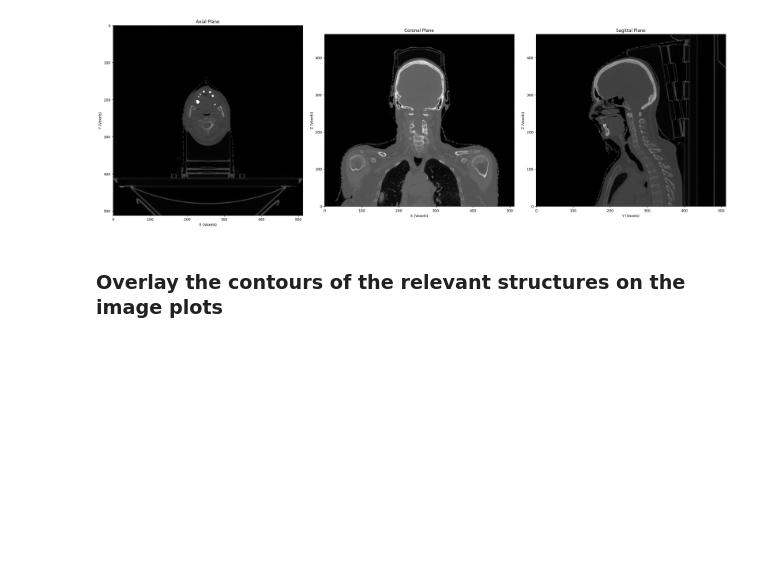
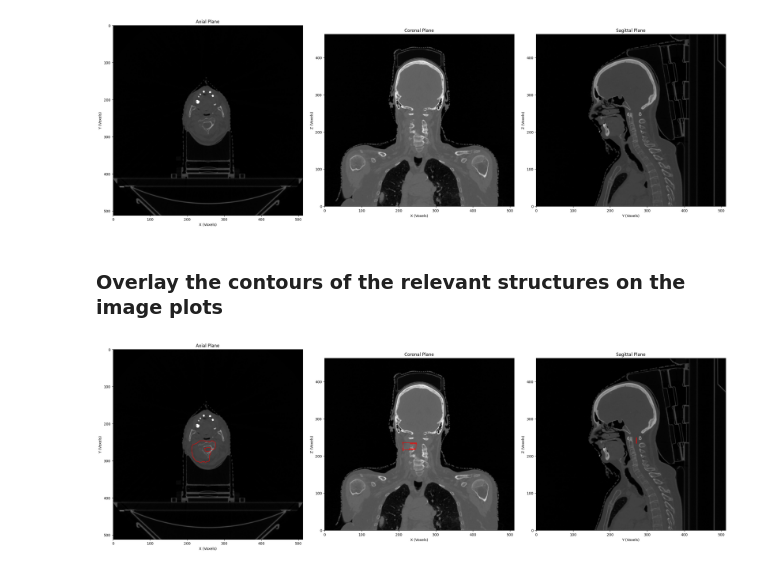
Before and after one commit to danieldeiros/TOH_Tractography, a Jupyter notebook: assignment.ipynb, the cells around one changed output. Drawn from its saved outputs; the diff is of its cells as text; code cells hidden in the pictures; blank space fills up the shorter version.

Commit message:
Progress to 2d contours

```diff
--- a/assignment.ipynb
+++ b/assignment.ipynb
@@ -141,7 +143,7 @@ for i, beam in enumerate(Beams):
         monitor_units[i, j] = controlpoint.CumulativeMetersetWeight
         if monitor_units[i, j] == 1:
             monitor_units[i, j:] = 1
-            continue
+            break
 
 colours = ['red', 'green', 'blue', 'cyan', 'magenta', 'yellow', 'black', 'white']
 
@@ -207,8 +212,87 @@ Text(1642.8692810457517, 0.5, 'Z (Voxels)')
 [figure]
 # %% [markdown]
 ### Overlay the contours of the relevant structures on the image plots
+# %%
+def mm_to_voxel(mm_coords, origin, spacing):
+    return np.round((mm_coords-origin)/spacing).astype(int)
 # %%
+# plot stuff from before
+fig, axs = plt.subplots(1, 3, figsize=(25,25))
+plt.tight_layout(pad=3.0)
+
+axs[0].imshow(CT_Images[:, :, Isocentre_Pos[2]].T, origin='upper', cmap = 'grey', aspect = pixel_spacing[0]/pixel_spacing[1]) # aspect = dy/dx
+# axs[0].imshow(CT_Images[:, :, 230].T, origin='upper', cmap = 'grey', aspect = pixel_spacing[0]/pixel_spacing[1])
+axs[0].set_title('Axial Plane')
+axs[0].set_xlabel('X (Voxels)')
+axs[0].set_ylabel('Y (Voxels)')
+
+axs[1].imshow(CT_Images[:, Isocentre_Pos[1], :].T, origin = 'lower', cmap = 'grey', aspect = slice_thickness/pixel_spacing[1]) # aspect = dz/dx
+# axs[1].imshow(CT_Images[:, 256, :].T, origin = 'lower', cmap = 'grey', aspect = slice_thickness/pixel_spacing[1]) # aspect = dz/dx
+axs[1].set_title('Coronal Plane')
+axs[1].set_xlabel('X (Voxels)')
+axs[1].set_ylabel('Z (Voxels)')
+
+axs[2].imshow(CT_Images[Isocentre_Pos[0], :, :].T, origin='lower', cmap = 'grey', aspect = slice_thickness/pixel_spacing[0]) # aspect = dz/dy
+# axs[2].imshow(CT_Images[256, :, :].T, origin='lower', cmap = 'grey', aspect = slice_thickness/pixel_spacing[0]) # aspect = dz/dy
+axs[2].set_title('Sagittal Plane')
+axs[2].set_xlabel('Y (Voxels)')
+axs[2].set_ylabel('Z (Voxels)')
+
 Contour_Sequence = RS_Files[0].ROIContourSequence
 
 ROI_Names = {ROI.ROINumber:
              ROI.ROIName for ROI in RS_Files[0].StructureSetROISequence}
+
+# Target_Structures = ["1PTV3000", "SpinalCord"]
+Target_Structures = ["1PTV3000"]
+Target_Numbers = np.full(len(Target_Structures), np.nan)
+
+for i, structure in enumerate(Target_Structures):
+    for Number, Name in ROI_Names.items():
+        if structure.upper() in Name.upper():
+            Target_Numbers[i] = Number
+            break
+
+for Number in Target_Numbers:
+    for ROI in Contour_Sequence:
+        if Number == ROI.ReferencedROINumber:
+            Contour_Data = ROI.ContourSequence
+
+    contour_points = np.array([]).reshape(0,3)
+    for Contour in Contour_Data:
+        contour_points_mm = np.array(Contour.ContourData).reshape(-1, 3) # (n, 3) 3 columns in n rows. in mm
+        contour_points_slice = np.array([mm_to_voxel(p, origin, voxel_spacing) for p in contour_points_mm])
+        contour_points = np.vstack([contour_points, contour_points_slice])
+        # if contour_points_slice[0, 2] == Isocentre_Pos[2]: # when on isocentre slice
+        #     x_pts, y_pts = contour_points_slice[:, 0], contour_points_slice[:, 1]
+        #     axs[0].plot(x_pts, y_pts, 'r-', linewidth = 1)
+
+    contour_axial = contour_points[contour_points[:, 2] == Isocentre_Pos[2]] # collect points when on isocentric axial plane
+    x_pts, y_pts = contour_axial[:, 0], contour_axial[:, 1]
+    axs[0].plot(x_pts, y_pts, 'r-', linewidth = 1)
+
+    contour_coronal = contour_points[contour_points[:, 1] == Isocentre_Pos[1]] # collect points when on isocentric coronal plane
+    mask = np.zeros((CT_Images[:,0,:].shape)) # pre-allocate mask
+    rr, cc = polygon(contour_coronal[:, 2], contour_coronal[:, 0]) # , shape=mask.shape
+    mask[rr, cc] = 1
+    contours = find_contours(mask, level=0.5)
+    # contour = max(contours, key = lambda x: len(x))
+    contours = sorted(contours, key = lambda x: len(x))
+    axs[1].plot(contours[-1][:, 1], contours[-1][:, 0], 'r-', linewidth=1)
+    # for contour in contours:
+    #     axs[1].plot(contour[:, 1], contour[:, 0], 'r-', linewidth=1)
+
+    # x_pts, z_pts = contour_coronal[:,0], contour_coronal[:,2]
+    # axs[1].plot(x_pts, z_pts, 'r-', linewidth = 1)
+
+    contour_sagittal = contour_points[contour_points[:, 0] == Isocentre_Pos[0]] # collect points when on isocentric sagittal plane
+    mask = np.zeros((CT_Images[:,0,:].shape)) # pre-allocate mask
+    rr, cc = polygon(contour_coronal[:, 2], contour_coronal[:, 1]) # , shape=mask.shape
+    mask[rr, cc] = 1
+    contours = find_contours(mask, level=0.5)
+    contours = sorted(contours, key = lambda x: len(x))
+    axs[2].plot(contours[-1][:, 1], contours[-1][:, 0], 'r-', linewidth=1)
+    # y_pts, z_pts = contour_sagittal[:,1], contour_sagittal[:,2]
+    # axs[2].plot(y_pts, z_pts, 'r-', linewidth = 1)
+# %% [output]
+[figure, added]
```
Also changed, not shown: parts of 8 cells of this notebook.
